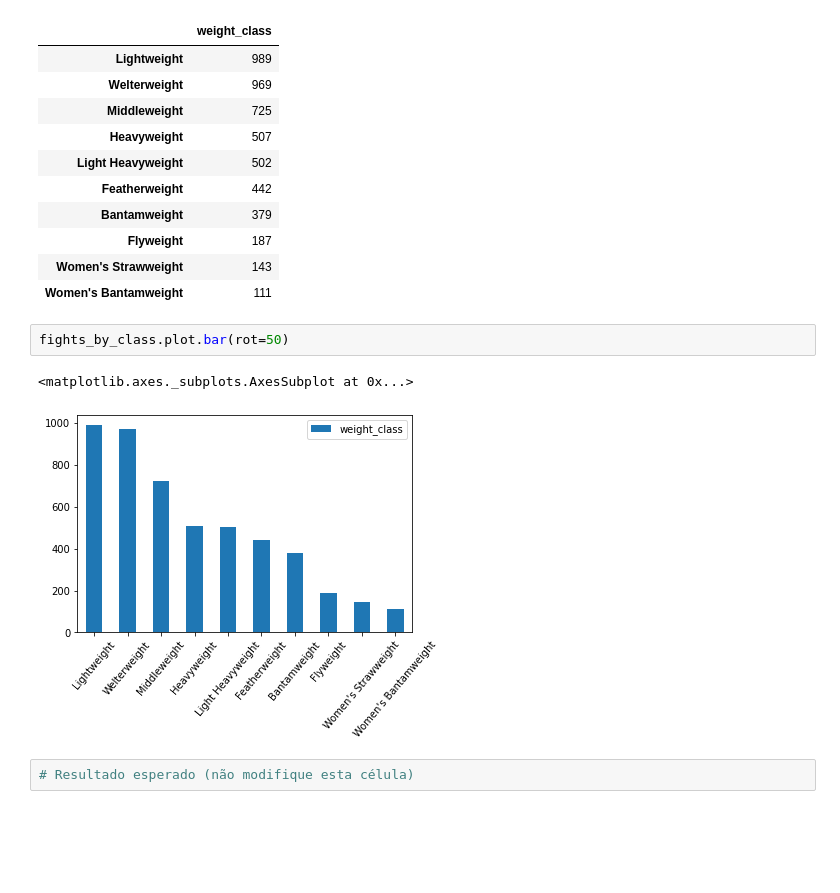
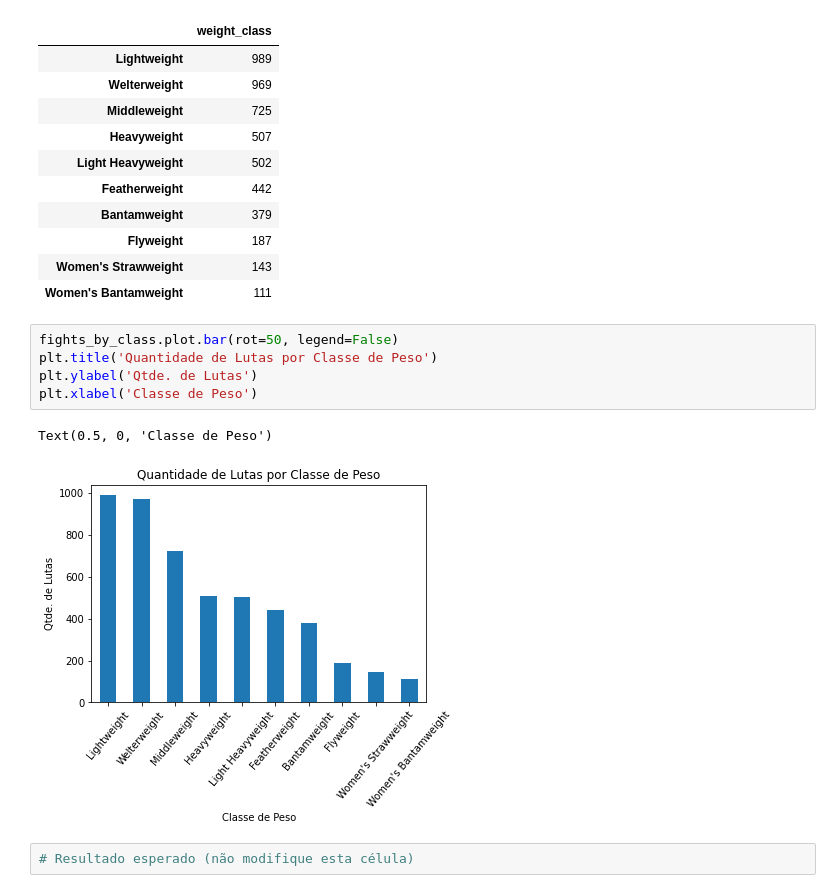
Before and after one commit to Fmarcelneves/visualizacao_exploratoria_exercicios, a Jupyter notebook: 01-exercicios-matplotlib/visualizacao_com_matplotlib.ipynb, the cells around one changed output. Saved outputs shown, nothing was run; the diff lists cells and outputs as text; blank space fills up the shorter version.

```diff
--- a/01-exercicios-matplotlib/visualizacao_com_matplotlib.ipynb
+++ b/01-exercicios-matplotlib/visualizacao_com_matplotlib.ipynb
@@ -285,11 +285,14 @@ fights_by_class
 | Flyweight | 187 |
 | Women's Strawweight | 143 |
 | Women's Bantamweight | 111 |
-# %%
-fights_by_class.plot.bar(rot=50)
-# %% [output]
-<matplotlib.axes._subplots.AxesSubplot at 0x...>
-[figure, removed]
+# %%
+fights_by_class.plot.bar(rot=50, legend=False)
+plt.title('Quantidade de Lutas por Classe de Peso')
+plt.ylabel('Qtde. de Lutas')
+plt.xlabel('Classe de Peso')
+# %% [output]
+Text(0.5, 0, 'Classe de Peso')
+[figure, added]
 # %%
 # Resultado esperado (não modifique esta célula)
 # %% [output]
```
